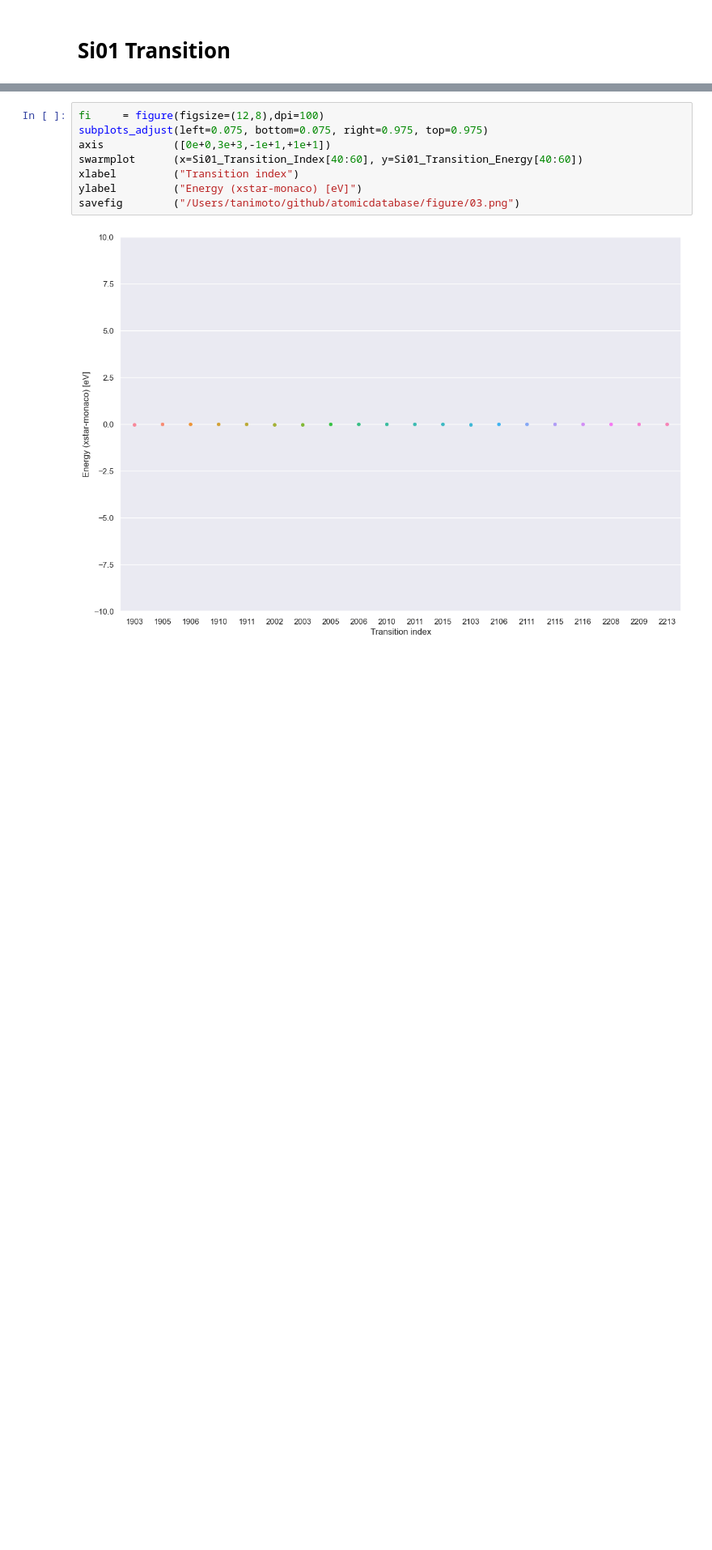
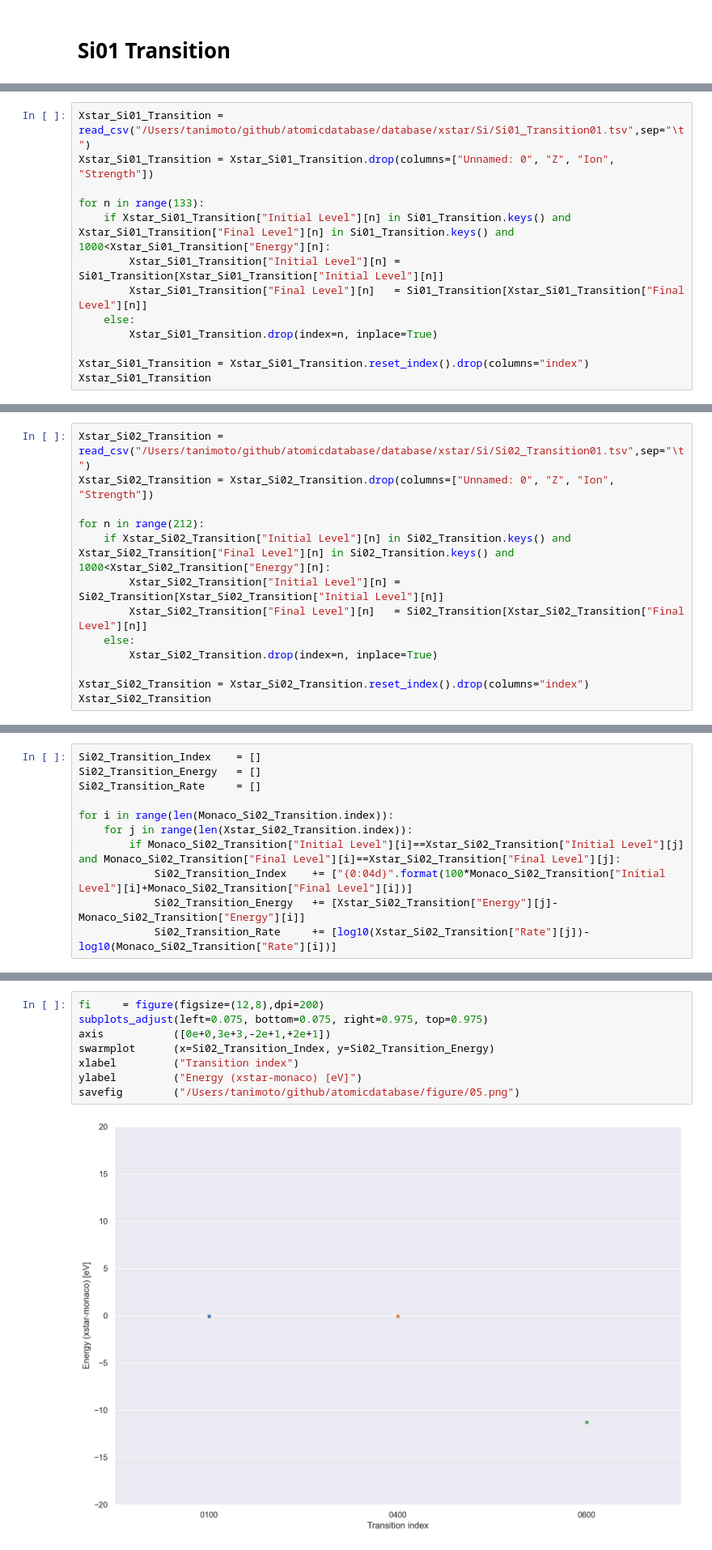
Before and after one commit to AtsushiTanimoto/AtomicDatabase, a Jupyter notebook: code/comparison/comparison.ipynb, the cells around one changed output, grey strips where cells are left out. Shown: that part at 81% size. Cells and saved outputs as stored; diff of their text form; blank space fills up the shorter version.

Commit message:
updated figure

```diff
--- a/code/comparison/comparison.ipynb
+++ b/code/comparison/comparison.ipynb
@@ -140,0 +193,13 @@ Monaco_Si01_Transition
+# %%
+Xstar_Si01_Transition = read_csv("/Users/tanimoto/github/atomicdatabase/database/xstar/Si/Si01_Transition01.tsv",sep="\t")
+Xstar_Si01_Transition = Xstar_Si01_Transition.drop(columns=["Unnamed: 0", "Z", "Ion", "Strength"])
+
+for n in range(133):
+    if Xstar_Si01_Transition["Initial Level"][n] in Si01_Transition.keys() and Xstar_Si01_Transition["Final Level"][n] in Si01_Transition.keys() and 1000<Xstar_Si01_Transition["Energy"][n]:
+        Xstar_Si01_Transition["Initial Level"][n] = Si01_Transition[Xstar_Si01_Transition["Initial Level"][n]]
+        Xstar_Si01_Transition["Final Level"][n]   = Si01_Transition[Xstar_Si01_Transition["Final Level"][n]]
+    else:
+        Xstar_Si01_Transition.drop(index=n, inplace=True)
+
+Xstar_Si01_Transition = Xstar_Si01_Transition.reset_index().drop(columns="index")
+Xstar_Si01_Transition
@@ -173,0 +284,13 @@ savefig        ("/Users/tanimoto/github/atomicdatabase/figure/02.png")
+# %%
+Xstar_Si02_Transition = read_csv("/Users/tanimoto/github/atomicdatabase/database/xstar/Si/Si02_Transition01.tsv",sep="\t")
+Xstar_Si02_Transition = Xstar_Si02_Transition.drop(columns=["Unnamed: 0", "Z", "Ion", "Strength"])
+
+for n in range(212):
+    if Xstar_Si02_Transition["Initial Level"][n] in Si02_Transition.keys() and Xstar_Si02_Transition["Final Level"][n] in Si02_Transition.keys() and 1000<Xstar_Si02_Transition["Energy"][n]:
+        Xstar_Si02_Transition["Initial Level"][n] = Si02_Transition[Xstar_Si02_Transition["Initial Level"][n]]
+        Xstar_Si02_Transition["Final Level"][n]   = Si02_Transition[Xstar_Si02_Transition["Final Level"][n]]
+    else:
+        Xstar_Si02_Transition.drop(index=n, inplace=True)
+
+Xstar_Si02_Transition = Xstar_Si02_Transition.reset_index().drop(columns="index")
+Xstar_Si02_Transition
@@ -173,0 +305,11 @@ savefig        ("/Users/tanimoto/github/atomicdatabase/figure/02.png")
+# %%
+Si02_Transition_Index    = []
+Si02_Transition_Energy   = []
+Si02_Transition_Rate     = []
+
+for i in range(len(Monaco_Si02_Transition.index)):
+    for j in range(len(Xstar_Si02_Transition.index)):
+        if Monaco_Si02_Transition["Initial Level"][i]==Xstar_Si02_Transition["Initial Level"][j] and Monaco_Si02_Transition["Final Level"][i]==Xstar_Si02_Transition["Final Level"][j]:
+            Si02_Transition_Index    += ["{0:04d}".format(100*Monaco_Si02_Transition["Initial Level"][i]+Monaco_Si02_Transition["Final Level"][i])]
+            Si02_Transition_Energy   += [Xstar_Si02_Transition["Energy"][j]-Monaco_Si02_Transition["Energy"][i]]
+            Si02_Transition_Rate     += [log10(Xstar_Si02_Transition["Rate"][j])-log10(Monaco_Si02_Transition["Rate"][i])]
@@ -174,10 +318,10 @@ savefig        ("/Users/tanimoto/github/atomicdatabase/figure/02.png")
 # %%
-fi     = figure(figsize=(12,8),dpi=100)
+fi     = figure(figsize=(12,8),dpi=200)
 subplots_adjust(left=0.075, bottom=0.075, right=0.975, top=0.975)
-axis           ([0e+0,3e+3,-1e+1,+1e+1])
-swarmplot      (x=Si01_Transition_Index[40:60], y=Si01_Transition_Energy[40:60])
+axis           ([0e+0,3e+3,-2e+1,+2e+1])
+swarmplot      (x=Si02_Transition_Index, y=Si02_Transition_Energy)
 xlabel         ("Transition index")
 ylabel         ("Energy (xstar-monaco) [eV]")
-savefig        ("/Users/tanimoto/github/atomicdatabase/figure/03.png")
+savefig        ("/Users/tanimoto/github/atomicdatabase/figure/05.png")
 # %% [output]
-[figure, old version]
+[figure, new version]
```
Also changed, not shown: parts of 39 cells of this notebook, 7 other files.
